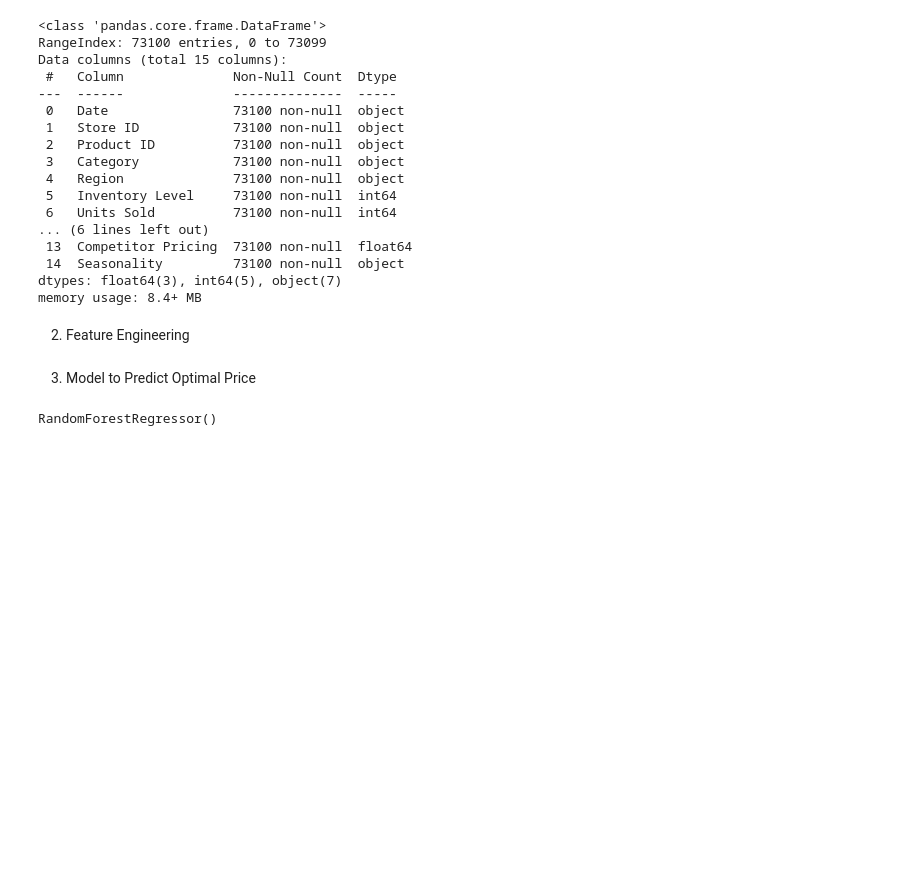
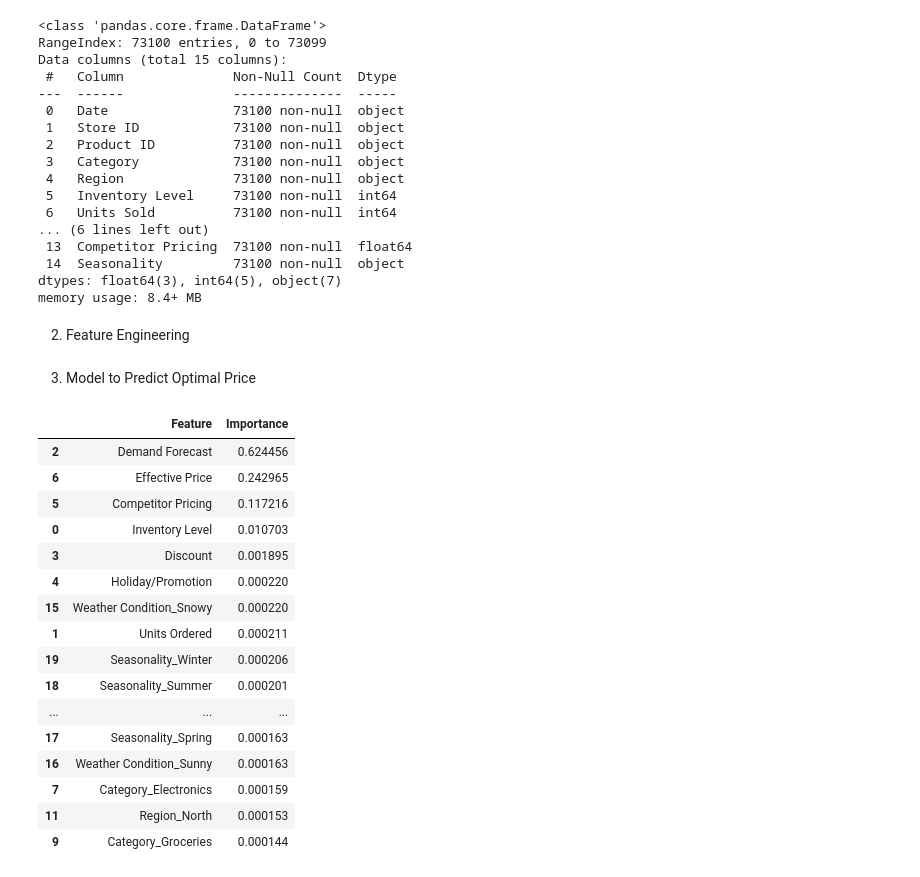
Before and after one commit to prabuj1611/Retail-Store-Inventory-Forecasting, a Jupyter notebook: analysis.ipynb, the cells around one changed output. Cells and saved outputs as stored; diff of their text form; code cells hidden in the pictures; blank space fills up the shorter version.

```diff
--- a/analysis.ipynb
+++ b/analysis.ipynb
@@ -58,18 +62,52 @@ df = pd.get_dummies(df, columns=["Category", "Region", "Weather Condition", "Sea
 # %% [markdown]
 3. Model to Predict Optimal Price
 # %%
+import xgboost as xgb
 from sklearn.model_selection import train_test_split
-from sklearn.ensemble import RandomForestRegressor
+import pandas as pd
 
-# Features and Target
+# Prepare data
 X = df.drop(columns=["Date", "Store ID", "Product ID", "Revenue", "Units Sold", "Price"])
 y = df["Revenue"]
 
 # Train-test split
 X_train, X_test, y_train, y_test = train_test_split(X, y, test_size=0.2, random_state=42)
 
-# Train model
-model = RandomForestRegressor()
+# Train XGBoost model
+model = xgb.XGBRegressor(
+    objective='reg:squarederror',
+    max_depth=6,
+    learning_rate=0.1,
+    n_estimators=100,
+    subsample=0.8,
+    colsample_bytree=0.8,
+    random_state=42
+)
 model.fit(X_train, y_train)
+
+# Get feature importances
+importance_df = pd.DataFrame({
+    "Feature": X.columns,
+    "Importance": model.feature_importances_
+}).sort_values(by="Importance", ascending=False)
+
+# Display
+importance_df
 # %% [output]
-RandomForestRegressor()
+|  | Feature | Importance |
+| 2 | Demand Forecast | 0.624456 |
+| 6 | Effective Price | 0.242965 |
+| 5 | Competitor Pricing | 0.117216 |
+| 0 | Inventory Level | 0.010703 |
+| 3 | Discount | 0.001895 |
+| 4 | Holiday/Promotion | 0.000220 |
+| 15 | Weather Condition_Snowy | 0.000220 |
+| 1 | Units Ordered | 0.000211 |
+| 19 | Seasonality_Winter | 0.000206 |
+| 18 | Seasonality_Summer | 0.000201 |
+| ... | ... | ... |
+| 17 | Seasonality_Spring | 0.000163 |
+| 16 | Weather Condition_Sunny | 0.000163 |
+| 7 | Category_Electronics | 0.000159 |
+| 11 | Region_North | 0.000153 |
+| 9 | Category_Groceries | 0.000144 |
```
Also changed, not shown: parts of 2 cells of this notebook.
